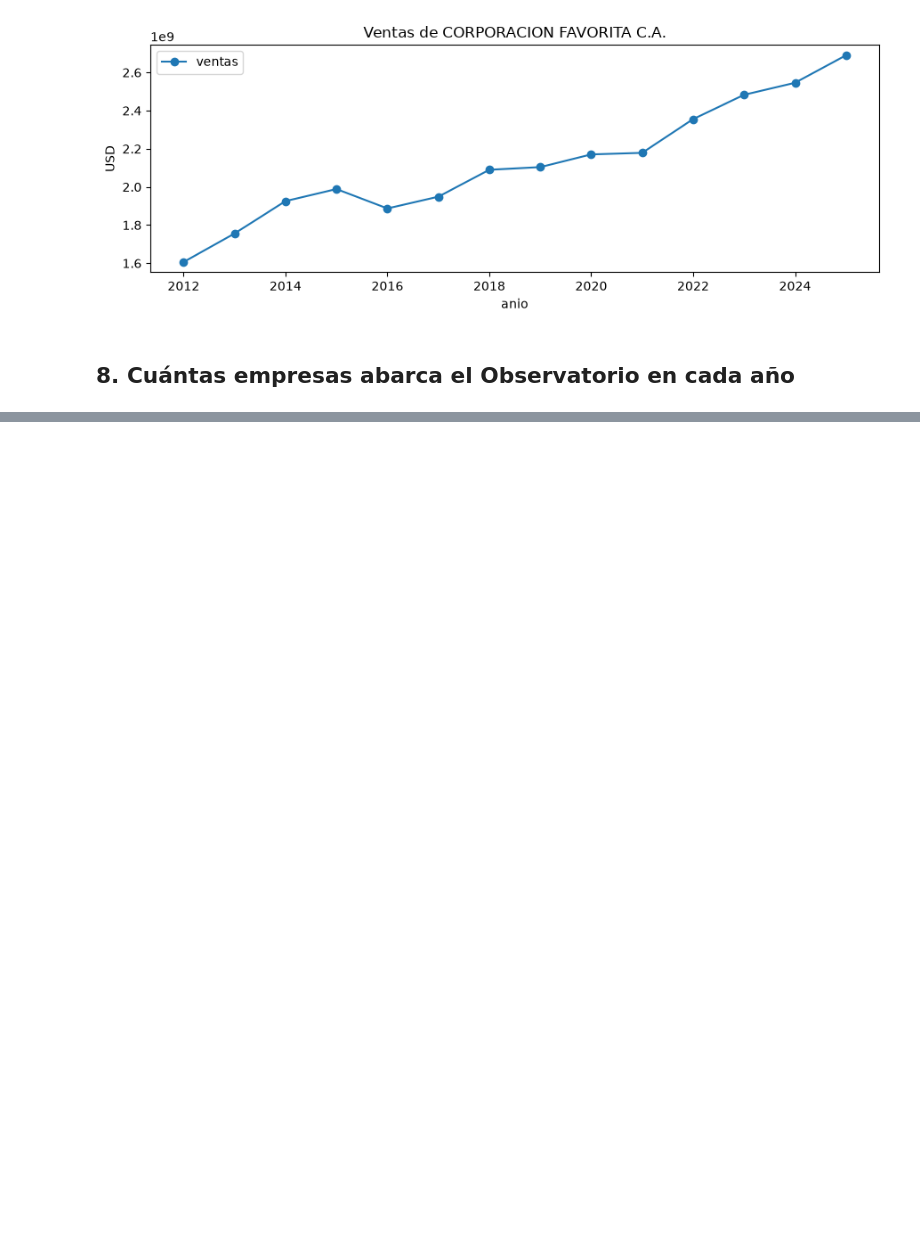
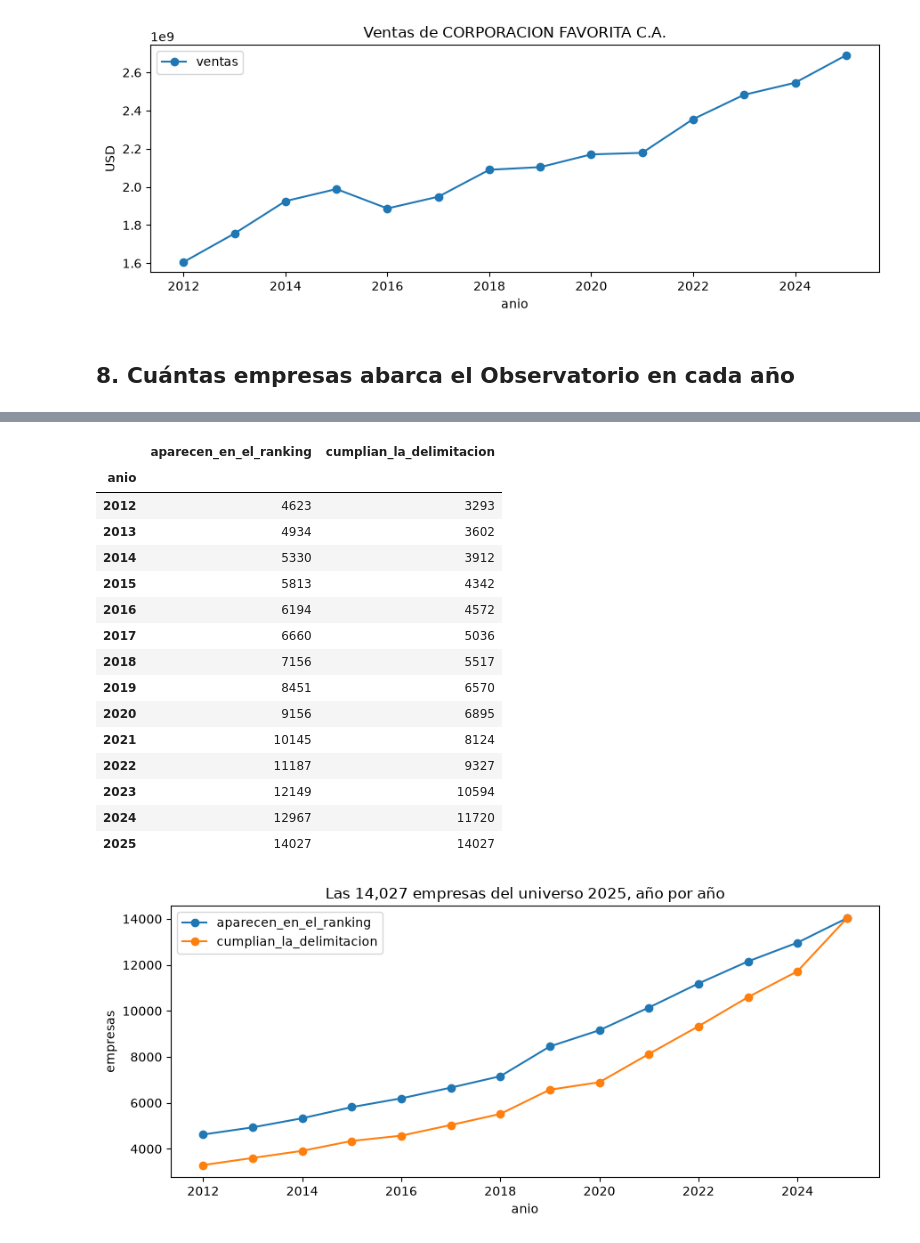
Before and after one commit to alda244/observatorio-epn, a Jupyter notebook: etl/notebooks/03_plata_a_oro.ipynb, the cells around one changed output, grey strips where cells are left out. Saved outputs shown, nothing was run; the diff lists cells and outputs as text; code cells hidden in the pictures; blank space fills up the shorter version.

```diff
--- a/etl/notebooks/03_plata_a_oro.ipynb
+++ b/etl/notebooks/03_plata_a_oro.ipynb
@@ -253,0 +274,29 @@ eje.figure.tight_layout()
+# %%
+presentes = presencia.groupby("anio").agg(
+    aparecen_en_el_ranking=("expediente", "count"),
+    cumplian_la_delimitacion=("en_universo_ese_anio", "sum"),
+)
+display(presentes)
+
+eje = presentes.plot(figsize=(9, 4), marker="o",
+                     title=f"Las {len(empresa):,} empresas del universo {config.ANIO_UNIVERSO}, año por año")
+eje.set_ylabel("empresas")
+eje.figure.tight_layout()
+# %% [output]
+|  | aparecen_en_el_ranking | cumplian_la_delimitacion |
+| anio |  |  |
+| 2012 | 4623 | 3293 |
+| 2013 | 4934 | 3602 |
+| 2014 | 5330 | 3912 |
+| 2015 | 5813 | 4342 |
+| 2016 | 6194 | 4572 |
+| 2017 | 6660 | 5036 |
+| 2018 | 7156 | 5517 |
+| 2019 | 8451 | 6570 |
+| 2020 | 9156 | 6895 |
+| 2021 | 10145 | 8124 |
+| 2022 | 11187 | 9327 |
+| 2023 | 12149 | 10594 |
+| 2024 | 12967 | 11720 |
+| 2025 | 14027 | 14027 |
+[figure, added]
```
Also changed, not shown: parts of 6 cells of this notebook, 9 other files.
